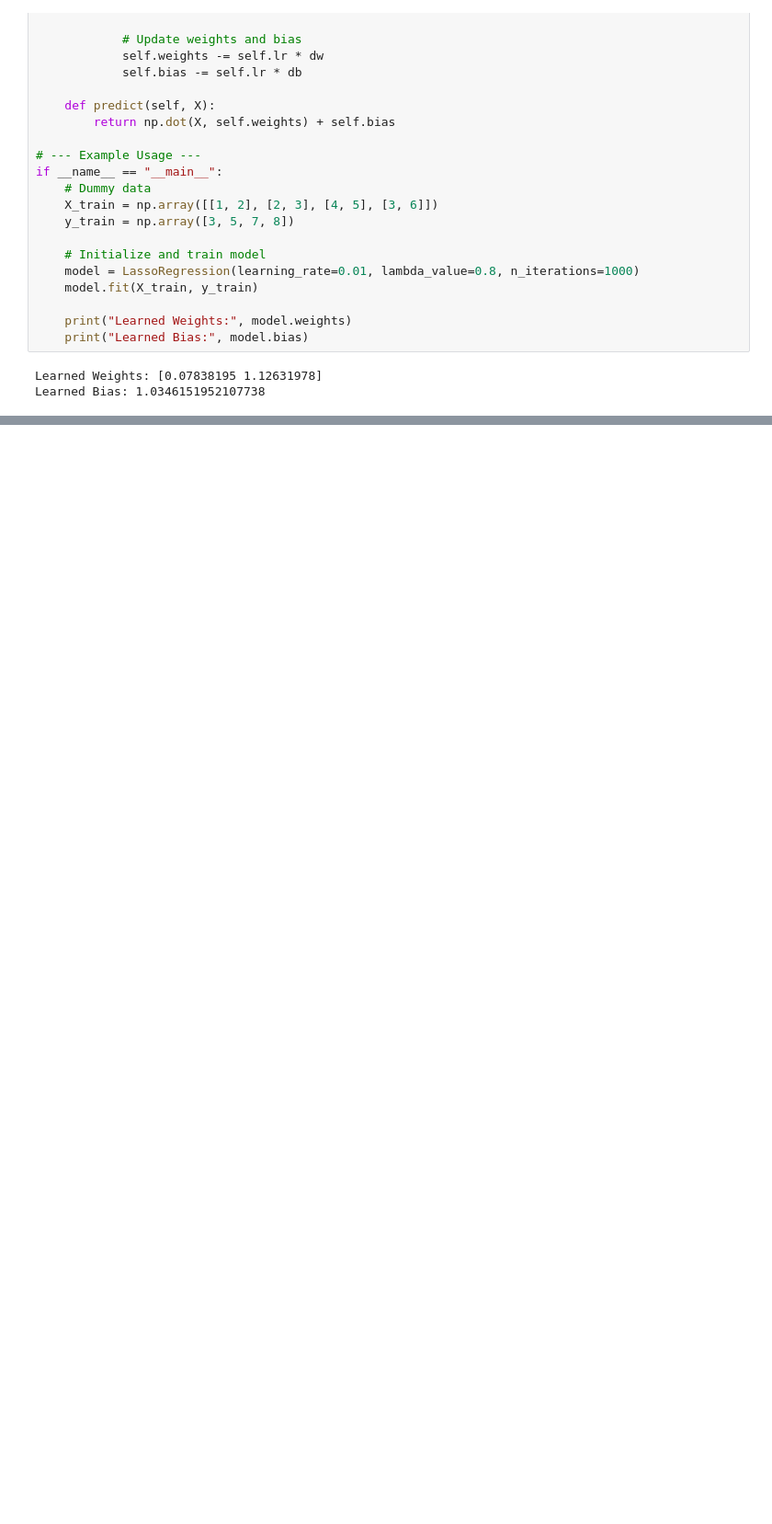
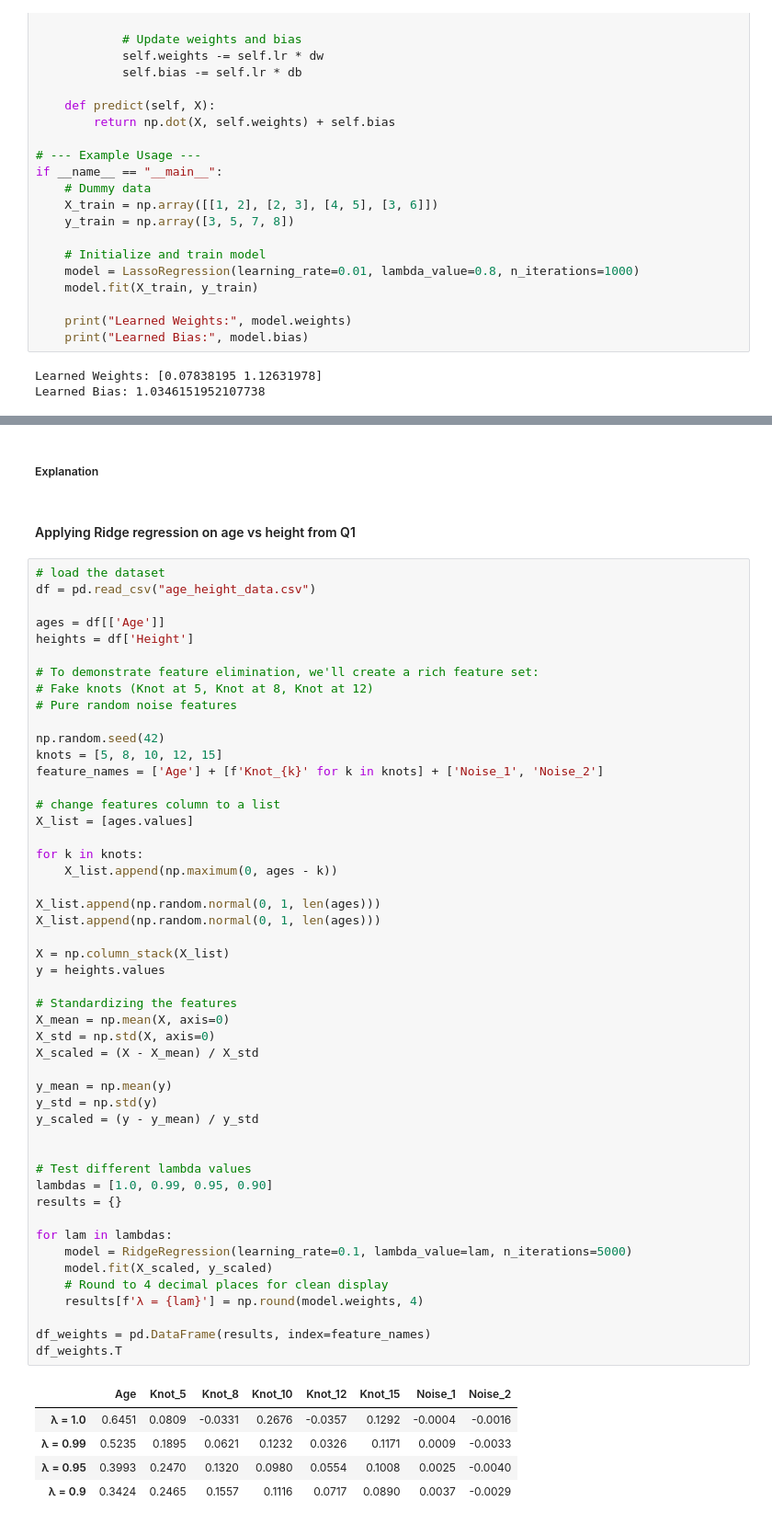
Before and after one commit to dilliram-code/mbust, a Jupyter notebook: Machine Learning by Suresh sir/Assignment_1.ipynb, the cells around one changed output, grey strips where cells are left out. Shown at 92% size. Cells and saved outputs as stored; diff of their text form; blank space fills up the shorter version.

```diff
--- a/Machine Learning by Suresh sir/Assignment_1.ipynb
+++ b/Machine Learning by Suresh sir/Assignment_1.ipynb
@@ -324,0 +383,59 @@ Learned Bias: 1.0346151952107738
+# %% [markdown]
+##### Explanation
+# %% [markdown]
+#### Applying Ridge regression on age vs height from Q1
+# %%
+# load the dataset
+df = pd.read_csv("age_height_data.csv")
+
+ages = df[['Age']]
+heights = df['Height']
+
+# To demonstrate feature elimination, we'll create a rich feature set:
+# Fake knots (Knot at 5, Knot at 8, Knot at 12)
+# Pure random noise features
+
+np.random.seed(42)
+knots = [5, 8, 10, 12, 15]
+feature_names = ['Age'] + [f'Knot_{k}' for k in knots] + ['Noise_1', 'Noise_2']
+
+# change features column to a list
+X_list = [ages.values]
+
+for k in knots:
+    X_list.append(np.maximum(0, ages - k))
+
+X_list.append(np.random.normal(0, 1, len(ages)))
+X_list.append(np.random.normal(0, 1, len(ages)))
+
+X = np.column_stack(X_list)
+y = heights.values
+
+# Standardizing the features
+X_mean = np.mean(X, axis=0)
+X_std = np.std(X, axis=0)
+X_scaled = (X - X_mean) / X_std
+
+y_mean = np.mean(y)
+y_std = np.std(y)
+y_scaled = (y - y_mean) / y_std
+
+
+# Test different lambda values
+lambdas = [1.0, 0.99, 0.95, 0.90]
+results = {}
+
+for lam in lambdas:
+    model = RidgeRegression(learning_rate=0.1, lambda_value=lam, n_iterations=5000)
+    model.fit(X_scaled, y_scaled)
+    # Round to 4 decimal places for clean display
+    results[f'λ = {lam}'] = np.round(model.weights, 4)
+
+df_weights = pd.DataFrame(results, index=feature_names)
+df_weights.T
+# %% [output]
+|  | Age | Knot_5 | Knot_8 | Knot_10 | Knot_12 | Knot_15 | Noise_1 | Noise_2 |
+| λ = 1.0 | 0.6451 | 0.0809 | -0.0331 | 0.2676 | -0.0357 | 0.1292 | -0.0004 | -0.0016 |
+| λ = 0.99 | 0.5235 | 0.1895 | 0.0621 | 0.1232 | 0.0326 | 0.1171 | 0.0009 | -0.0033 |
+| λ = 0.95 | 0.3993 | 0.2470 | 0.1320 | 0.0980 | 0.0554 | 0.1008 | 0.0025 | -0.0040 |
+| λ = 0.9 | 0.3424 | 0.2465 | 0.1557 | 0.1116 | 0.0717 | 0.0890 | 0.0037 | -0.0029 |
```
Also changed, not shown: parts of 5 cells of this notebook, 2 other files.
